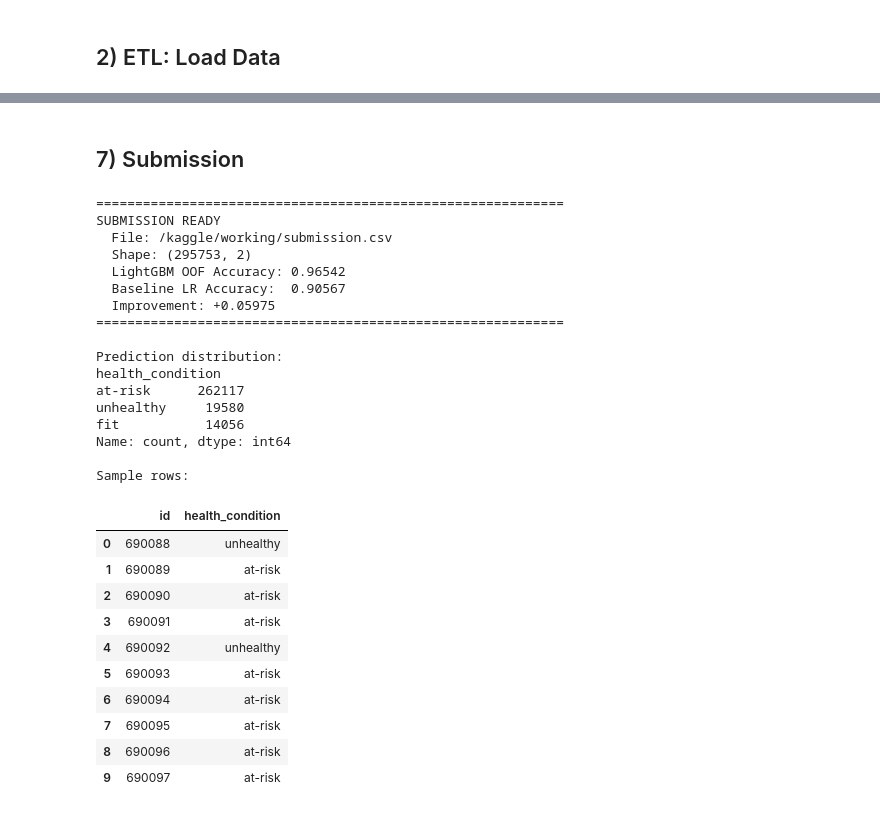
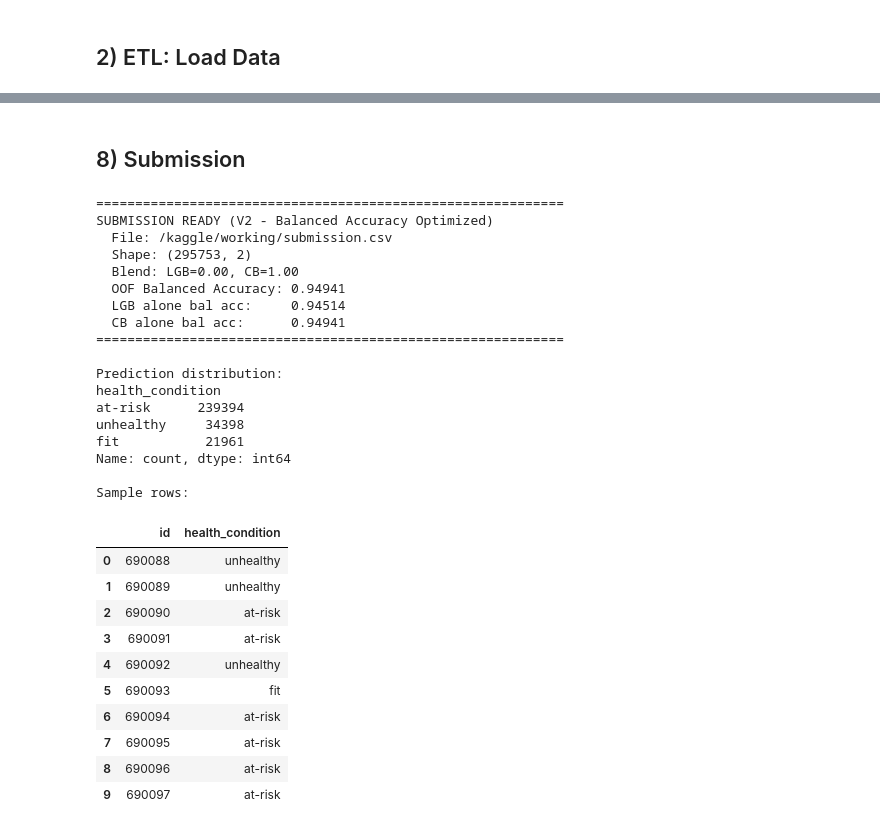
Before and after one commit to drthgz/kaggle-challenges, a Jupyter notebook: 2026-07/notebook.ipynb, the cells around one changed output, grey strips where cells are left out. Cells and saved outputs as stored; diff of their text form; code cells hidden in the pictures.

```diff
--- a/2026-07/notebook.ipynb
+++ b/2026-07/notebook.ipynb
@@ -138,13 +87,0 @@ Categorical features (6): ['diet_type', 'stress_level', 'sleep_quality', 'physic
-# %%
-# ── 3c. Categorical feature breakdown by target ──────────────────────
-fig, axes = plt.subplots(2, 3, figsize=(15, 8))
-axes = axes.flatten()
-for i, col in enumerate(cat_features[:6]):
-    ax = axes[i]
-    ct = pd.crosstab(train_df[col], train_df[TARGET], normalize="index")
-    ct.plot(kind="bar", stacked=True, ax=ax, colormap="Set2")
-    ax.set_title(col)
-    ax.legend(fontsize=7)
-    ax.set_xlabel("")
-plt.tight_layout()
-plt.show()
@@ -258,5 +87,0 @@ Per-fold: ['0.90561', '0.90637', '0.90632', '0.90497', '0.90509']
-# %%
-# Fit on full train for sanity check
-lr.fit(X_scaled, y)
-lr_train_preds = lr.predict(X_scaled)
-print(f"\nTrain accuracy (sanity check): {accuracy_score(y, lr_train_preds):.5f}")
@@ -364,58 +430,61 @@ weighted avg       0.97      0.97      0.96    690088
 # %% [markdown]
-## 7) Submission
+## 8) Submission
 # %%
-# Final submission uses LightGBM averaged test predictions
-test_preds_class = np.argmax(test_preds_proba, axis=1)
+# Final blended test predictions
+final_test_proba = best_weight * lgb_test_proba + (1 - best_weight) * cb_test_proba
+test_preds_class = np.argmax(final_test_proba, axis=1)
 test_labels = le_target.inverse_transform(test_preds_class)
 
 submission = sample_sub.copy()
 submission[TARGET] = test_labels
 
 # Validate submission format
 assert submission.shape[0] == sample_sub.shape[0], "Row count mismatch!"
 assert list(submission.columns) == list(sample_sub.columns), "Column mismatch!"
 assert submission[TARGET].isna().sum() == 0, "NaN predictions!"
 
-# Save: submission.csv is the primary file Kaggle reads from /kaggle/working/
+# Save
 submission.to_csv(os.path.join(output_dir, "submission.csv"), index=False)
 
 print("=" * 60)
-print("SUBMISSION READY")
+print("SUBMISSION READY (V2 - Balanced Accuracy Optimized)")
 print(f"  File: {output_dir}/submission.csv")
 print(f"  Shape: {submission.shape}")
-print(f"  LightGBM OOF Accuracy: {oof_acc:.5f}")
-print(f"  Baseline LR Accuracy:  {lr_scores.mean():.5f}")
-print(f"  Improvement: +{oof_acc - lr_scores.mean():.5f}")
+print(f"  Blend: LGB={best_weight:.2f}, CB={1-best_weight:.2f}")
+print(f"  OOF Balanced Accuracy: {best_bal_acc:.5f}")
+print(f"  LGB alone bal acc:     {balanced_accuracy_score(y, np.argmax(lgb_oof_proba, axis=1)):.5f}")
+print(f"  CB alone bal acc:      {balanced_accuracy_score(y, np.argmax(cb_oof_proba, axis=1)):.5f}")
 print("=" * 60)
 print("\nPrediction distribution:")
 print(submission[TARGET].value_counts())
 print("\nSample rows:")
 display(submission.head(10))
 # %% [output]
 ============================================================
-SUBMISSION READY
+SUBMISSION READY (V2 - Balanced Accuracy Optimized)
   File: /kaggle/working/submission.csv
   Shape: (295753, 2)
-  LightGBM OOF Accuracy: 0.96542
-  Baseline LR Accuracy:  0.90567
-  Improvement: +0.05975
+  Blend: LGB=0.00, CB=1.00
+  OOF Balanced Accuracy: 0.94941
+  LGB alone bal acc:     0.94514
+  CB alone bal acc:      0.94941
 ============================================================
 
 Prediction distribution:
 health_condition
-at-risk      262117
-unhealthy     19580
-fit           14056
+at-risk      239394
+unhealthy     34398
+fit           21961
 Name: count, dtype: int64
 
 Sample rows:
 |  | id | health_condition |
 | 0 | 690088 | unhealthy |
-| 1 | 690089 | at-risk |
+| 1 | 690089 | unhealthy |
 | 2 | 690090 | at-risk |
 | 3 | 690091 | at-risk |
 | 4 | 690092 | unhealthy |
-| 5 | 690093 | at-risk |
+| 5 | 690093 | fit |
 | 6 | 690094 | at-risk |
 | 7 | 690095 | at-risk |
 | 8 | 690096 | at-risk |
```
Also changed, not shown: parts of 26 cells of this notebook.
